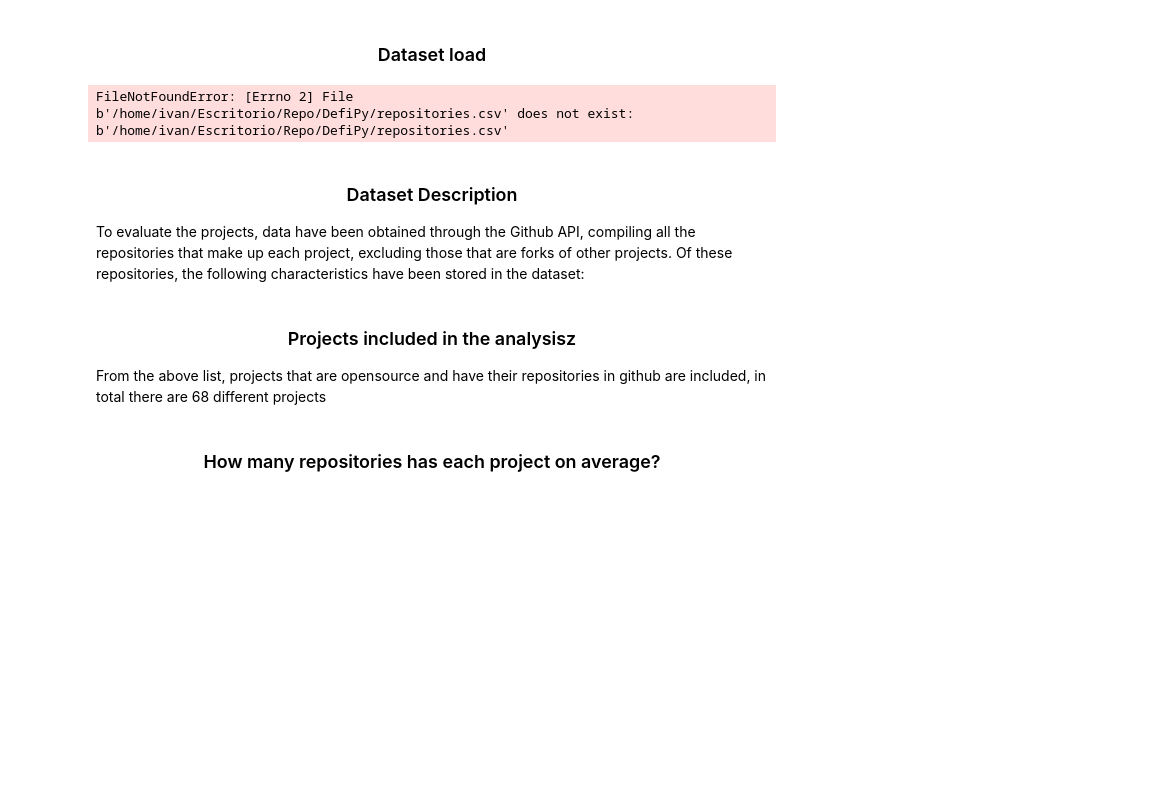
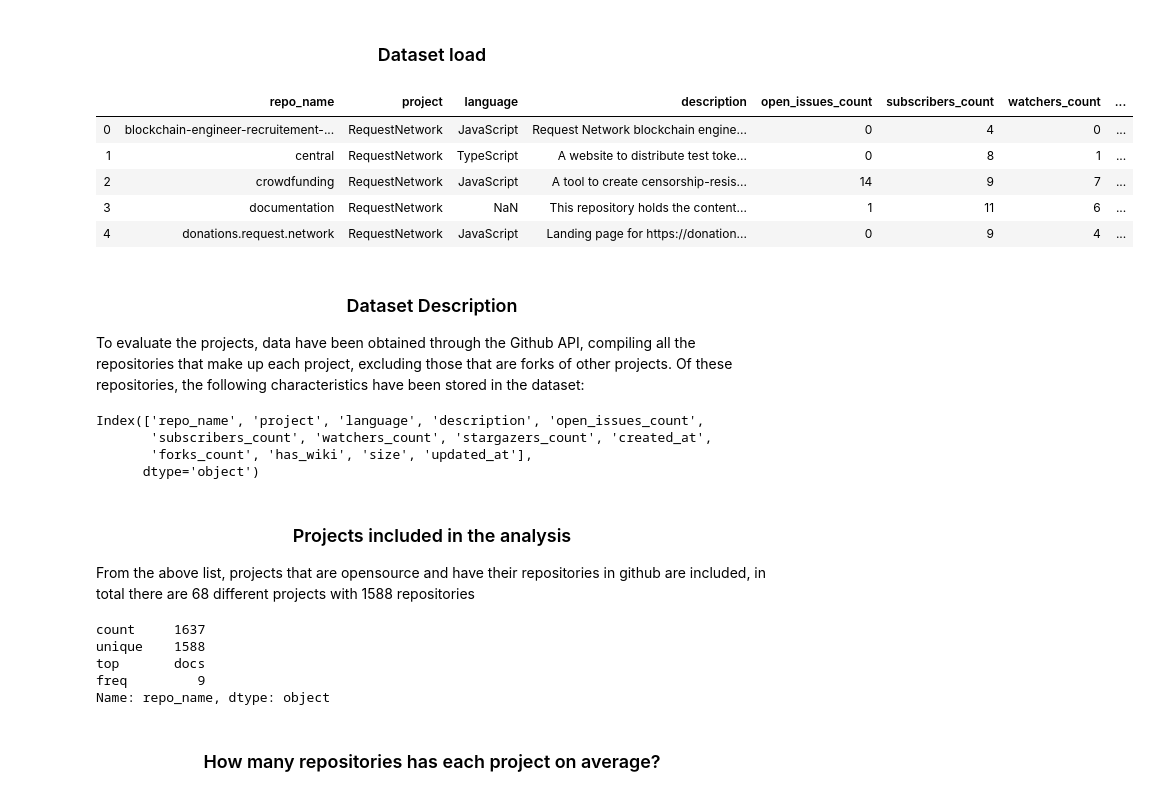
Before and after one commit to ialberquilla/defi-repo-analisys, a Jupyter notebook: [EN] Defi-repos-analisys.ipynb, the cells around one changed output. Drawn from its saved outputs; the diff is of its cells as text; code cells hidden in the pictures; blank space fills up the shorter version.

Commit message:
count

```diff
--- a/[EN] Defi-repos-analisys.ipynb
+++ b/[EN] Defi-repos-analisys.ipynb
@@ -10,20 +10,36 @@ Source: https://www.theblockcrypto.com/genesis/15376/mapping-out-ethereums-defi
 # %%
 import pandas as pd
 
-df = pd.read_csv('/home/ivan/Escritorio/Repo/DefiPy/repositories.csv', sep=';')
+df = pd.read_csv('repositories.csv', sep=';')
 df.head(5)
 # %% [output]
-FileNotFoundError: [Errno 2] File b'/home/ivan/Escritorio/Repo/DefiPy/repositories.csv' does not exist: b'/home/ivan/Escritorio/Repo/DefiPy/repositories.csv'
+|  | repo_name | project | language | description | open_issues_count | subscribers_count | watchers_count | ... |
+| 0 | blockchain-engineer-recruitement-... | RequestNetwork | JavaScript | Request Network blockchain engine... | 0 | 4 | 0 | ... |
+| 1 | central | RequestNetwork | TypeScript | A website to distribute test toke... | 0 | 8 | 1 | ... |
+| 2 | crowdfunding | RequestNetwork | JavaScript | A tool to create censorship-resis... | 14 | 9 | 7 | ... |
+| 3 | documentation | RequestNetwork | NaN | This repository holds the content... | 1 | 11 | 6 | ... |
+| 4 | donations.request.network | RequestNetwork | JavaScript | Landing page for https://donation... | 0 | 9 | 4 | ... |
 # %% [markdown]
 <h3 align="center">Dataset Description</h3>
 To evaluate the projects, data have been obtained through the Github API, compiling all the repositories that make up each project, excluding those that are forks of other projects. Of these repositories, the following characteristics have been stored in the dataset:
 # %%
 df.columns
+# %% [output]
+Index(['repo_name', 'project', 'language', 'description', 'open_issues_count',
+       'subscribers_count', 'watchers_count', 'stargazers_count', 'created_at',
+       'forks_count', 'has_wiki', 'size', 'updated_at'],
+      dtype='object')
 # %% [markdown]
-<h3 align="center">Projects included in the analysisz</h3>
-From the above list, projects that are opensource and have their repositories in github are included, in total there are 68 different projects
+<h3 align="center">Projects included in the analysis</h3>
+From the above list, projects that are opensource and have their repositories in github are included, in total there are 68 different projects with 1588 repositories
 # %%
 df.repo_name.describe()
+# %% [output]
+count     1637
+unique    1588
+top       docs
+freq         9
+Name: repo_name, dtype: object
 # %% [markdown]
 <h3 align="center">How many repositories has each project on average?</h3>
 # %%
```
Also changed, not shown: parts of 9 cells of this notebook, 1 other file.
